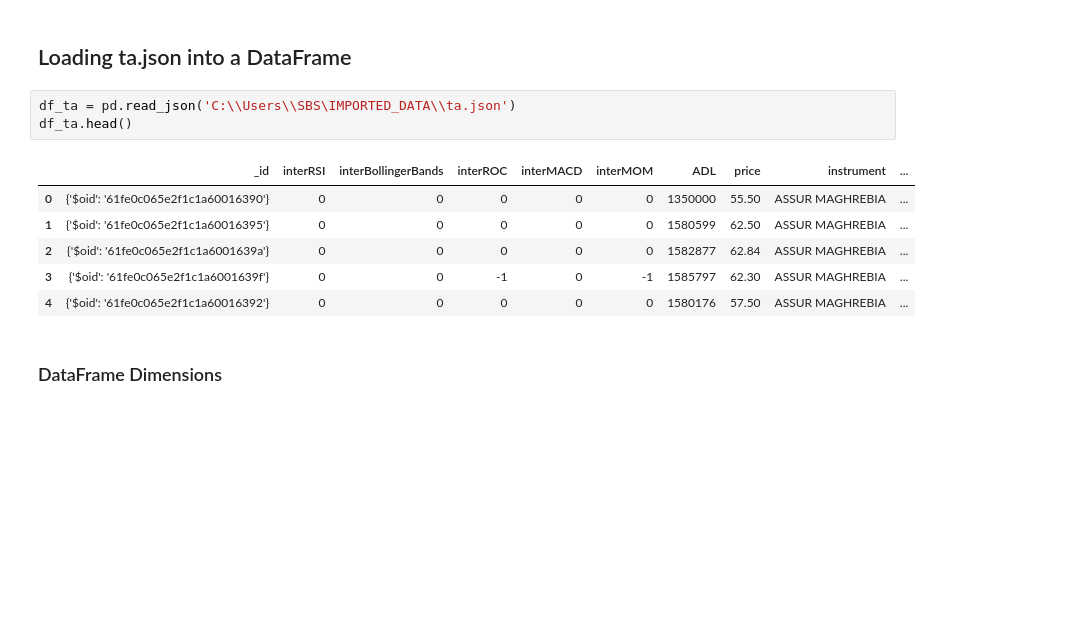
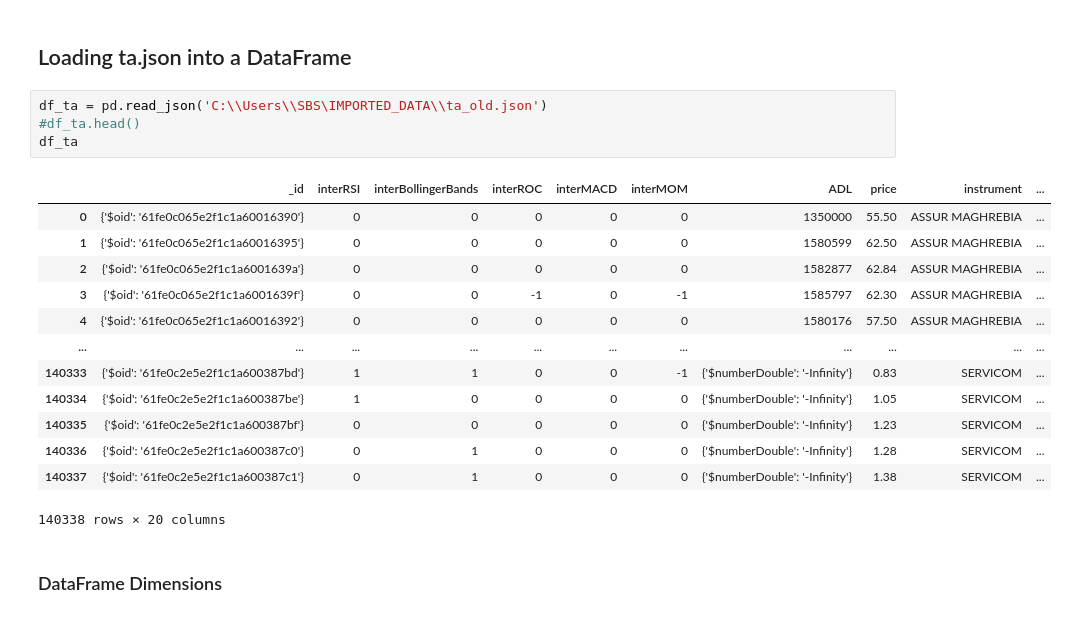
Before and after one commit to MoezBenHassen/PFE-Notebooks-PRES, a Jupyter notebook: Presentation/Data_Understanding.ipynb, the cells around one changed output. Cells and saved outputs as stored; diff of their text form; blank space fills up the shorter version.

```diff
--- a/Presentation/Data_Understanding.ipynb
+++ b/Presentation/Data_Understanding.ipynb
@@ -9,15 +9,23 @@ import seaborn as sns
 # %% [markdown]
 ## Loading ta.json into a DataFrame
 # %%
-df_ta = pd.read_json('C:\\Users\\SBS\IMPORTED_DATA\\ta.json')
-df_ta.head()
+df_ta = pd.read_json('C:\\Users\\SBS\IMPORTED_DATA\\ta_old.json')
+#df_ta.head()
+df_ta
 # %% [output]
 |  | _id | interRSI | interBollingerBands | interROC | interMACD | interMOM | ADL | price | instrument | ... |
 | 0 | {'$oid': '61fe0c065e2f1c1a60016390'} | 0 | 0 | 0 | 0 | 0 | 1350000 | 55.50 | ASSUR MAGHREBIA | ... |
 | 1 | {'$oid': '61fe0c065e2f1c1a60016395'} | 0 | 0 | 0 | 0 | 0 | 1580599 | 62.50 | ASSUR MAGHREBIA | ... |
 | 2 | {'$oid': '61fe0c065e2f1c1a6001639a'} | 0 | 0 | 0 | 0 | 0 | 1582877 | 62.84 | ASSUR MAGHREBIA | ... |
 | 3 | {'$oid': '61fe0c065e2f1c1a6001639f'} | 0 | 0 | -1 | 0 | -1 | 1585797 | 62.30 | ASSUR MAGHREBIA | ... |
 | 4 | {'$oid': '61fe0c065e2f1c1a60016392'} | 0 | 0 | 0 | 0 | 0 | 1580176 | 57.50 | ASSUR MAGHREBIA | ... |
+| ... | ... | ... | ... | ... | ... | ... | ... | ... | ... | ... |
+| 140333 | {'$oid': '61fe0c2e5e2f1c1a600387bd'} | 1 | 1 | 0 | 0 | -1 | {'$numberDouble': '-Infinity'} | 0.83 | SERVICOM | ... |
+| 140334 | {'$oid': '61fe0c2e5e2f1c1a600387be'} | 1 | 0 | 0 | 0 | 0 | {'$numberDouble': '-Infinity'} | 1.05 | SERVICOM | ... |
+| 140335 | {'$oid': '61fe0c2e5e2f1c1a600387bf'} | 0 | 0 | 0 | 0 | 0 | {'$numberDouble': '-Infinity'} | 1.23 | SERVICOM | ... |
+| 140336 | {'$oid': '61fe0c2e5e2f1c1a600387c0'} | 0 | 1 | 0 | 0 | 0 | {'$numberDouble': '-Infinity'} | 1.28 | SERVICOM | ... |
+| 140337 | {'$oid': '61fe0c2e5e2f1c1a600387c1'} | 0 | 1 | 0 | 0 | 0 | {'$numberDouble': '-Infinity'} | 1.38 | SERVICOM | ... |
+140338 rows × 20 columns
 # %% [markdown]
 ### DataFrame Dimensions
 # %%
```
Also changed, not shown: 1 other file.
